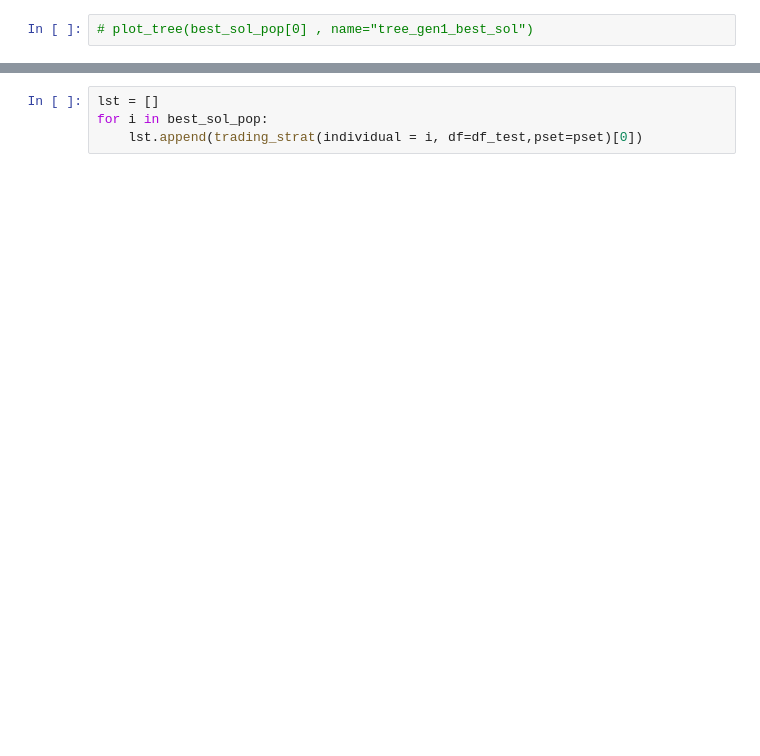
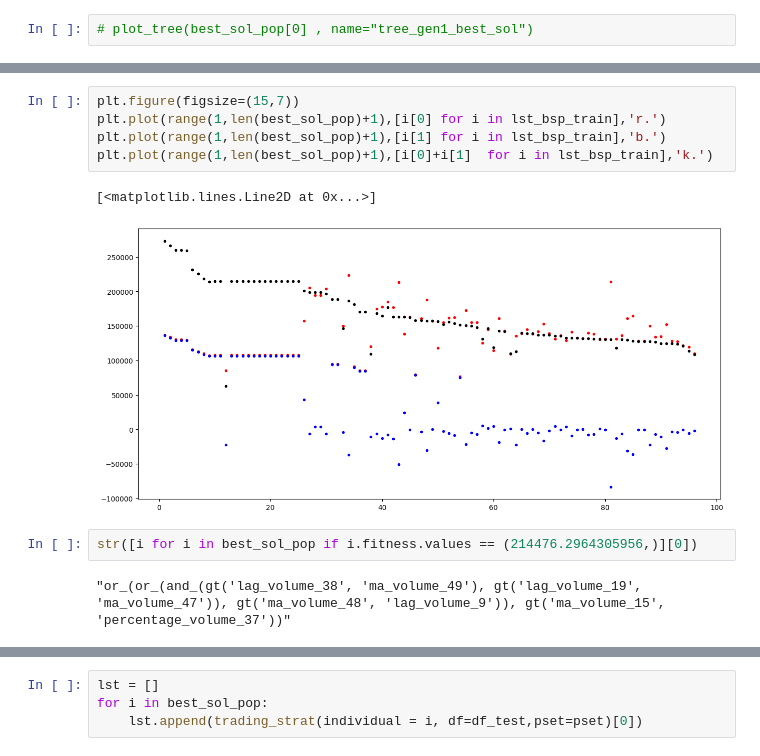
Before and after one commit to KhanNot/GP_trading_strategies, a Jupyter notebook: read_results.ipynb, the cells around one changed output, grey strips where cells are left out. Saved outputs shown, nothing was run; the diff lists cells and outputs as text; blank space fills up the shorter version.

```diff
--- a/read_results.ipynb
+++ b/read_results.ipynb
@@ -206,2 +221,14 @@ plt.plot(x,max_lst)
+# %%
+plt.figure(figsize=(15,7))
+plt.plot(range(1,len(best_sol_pop)+1),[i[0] for i in lst_bsp_train],'r.')
+plt.plot(range(1,len(best_sol_pop)+1),[i[1] for i in lst_bsp_train],'b.')
+plt.plot(range(1,len(best_sol_pop)+1),[i[0]+i[1]  for i in lst_bsp_train],'k.')
+# %% [output]
+[<matplotlib.lines.Line2D at 0x...>]
+[figure, added]
+# %%
+str([i for i in best_sol_pop if i.fitness.values == (214476.2964305956,)][0])
+# %% [output]
+"or_(or_(and_(gt('lag_volume_38', 'ma_volume_49'), gt('lag_volume_19', 'ma_volume_47')), gt('ma_volume_48', 'lag_volume_9')), gt('ma_volume_15', 'percentage_volume_37'))"
 # %%
 max([i.fitness.values for i in best_sol_pop])
```
Also changed, not shown: parts of 30 cells of this notebook, 1 other file.
